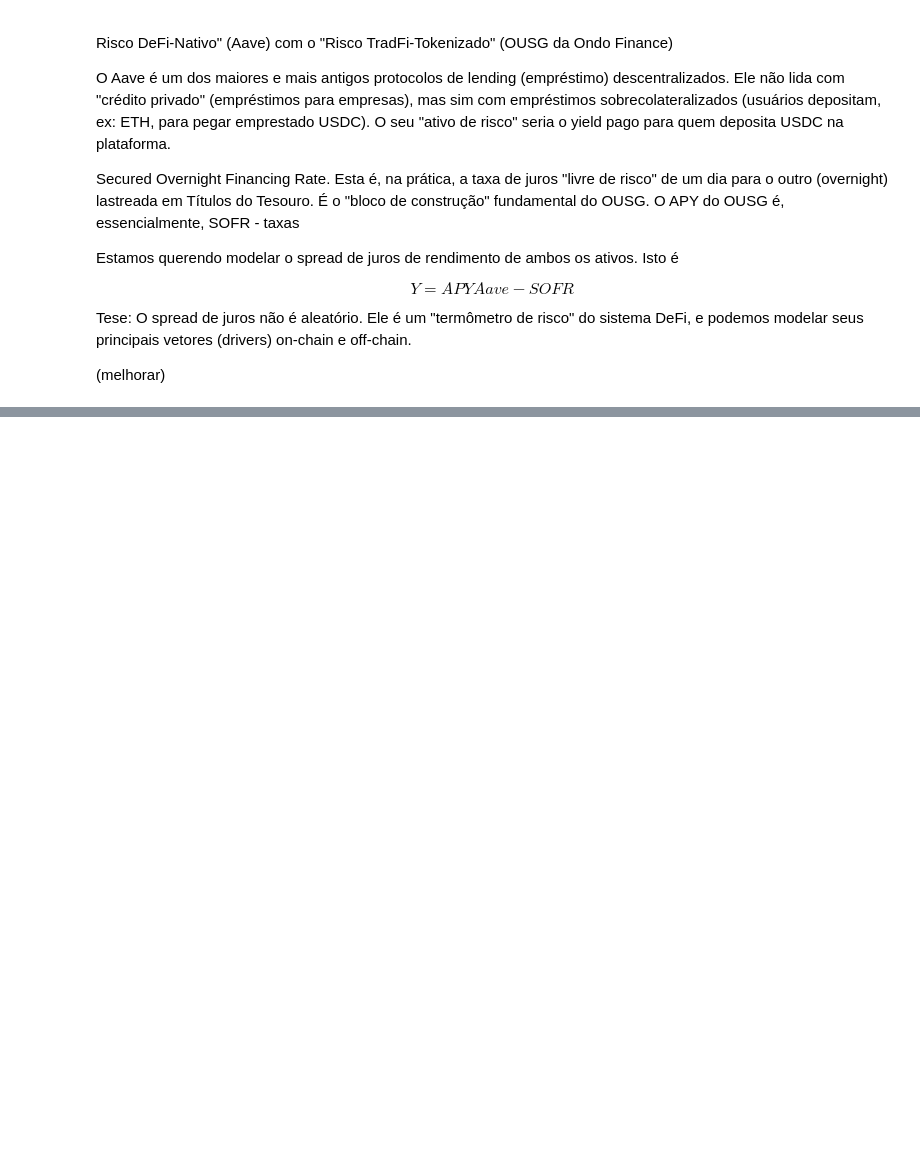
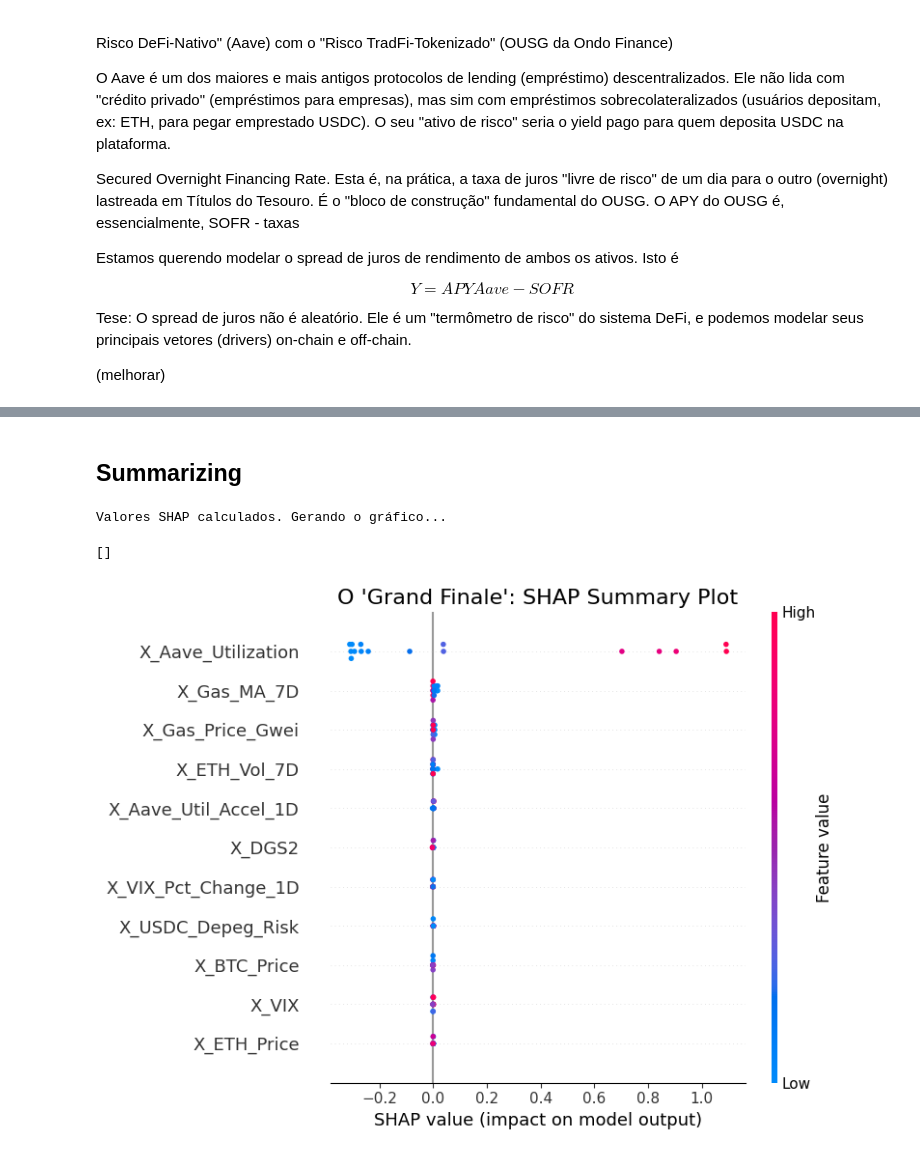
Before and after one commit to Renzo-Filho/6-datathon-fgv-eesp, a Jupyter notebook: src/datathon.ipynb, the cells around one changed output, grey strips where cells are left out. Saved outputs shown, nothing was run; the diff lists cells and outputs as text; code cells hidden in the pictures; blank space fills up the shorter version.

Commit message:
Adding the model 1.0

```diff
--- a/src/datathon.ipynb
+++ b/src/datathon.ipynb
@@ -19,0 +186,11 @@ import pandas as pd
+# %%
+
+# --- 6. Modelo 3: XGBoost (O "Trator") ---
+model_xgb = XGBRegressor(objective='reg:squarederror', random_state=42)
+model_xgb.fit(X_train, Y_train)
+y_pred_xgb = model_xgb.predict(X_test)
+
+# Calcular Erros
+mae_xgb = mean_absolute_error(Y_test, y_pred_xgb)
+rmse_xgb = np.sqrt(mean_squared_error(Y_test, y_pred_xgb))
+results['XGBoost'] = {'MAE': mae_xgb, 'RMSE': rmse_xgb}
@@ -19,0 +238,32 @@ import pandas as pd
+# %% [markdown]
+## Summarizing
+# %%
+import shap
+import matplotlib.pyplot as plt
+
+# --- FASE 5: O "SHOW" (SHAP) ---
+
+# 1. Criar o Explicador
+# (Assumindo que seu modelo treinado se chama 'model_xgb')
+explainer = shap.TreeExplainer(model_xgb)
+
+# 2. Calcular os valores SHAP
+# (Assumindo que seus dados de teste se chamam 'X_test')
+shap_values = explainer(X_test)
+
+print("Valores SHAP calculados. Gerando o gráfico...")
+
+# 3. Gerar o "Gráfico Vencedor"
+# O SHAP Summary Plot
+# Ele nos dá o ranking de features E a direção do impacto
+plt.figure(figsize=(10, 8))
+shap.summary_plot(shap_values, X_test, show=False)
+
+# Ajustes finos para salvar
+plt.title("O 'Grand Finale': SHAP Summary Plot", fontsize=16)
+plt.tight_layout()
+plt.plot()
+# %% [output]
+Valores SHAP calculados. Gerando o gráfico...
+[]
+[figure, added]
```
Also changed, not shown: parts of 12 cells of this notebook, 13 other files.
